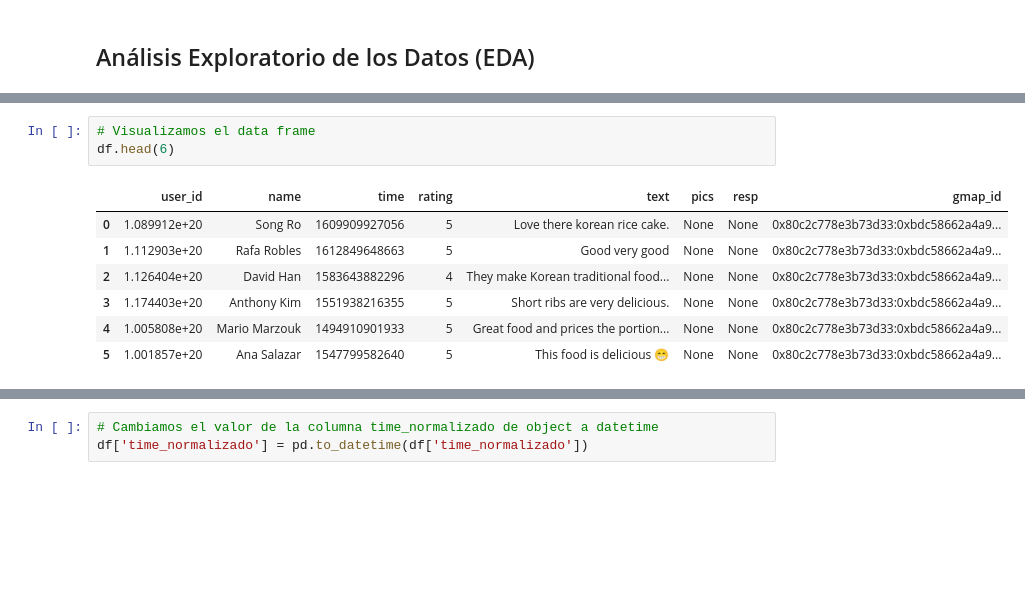
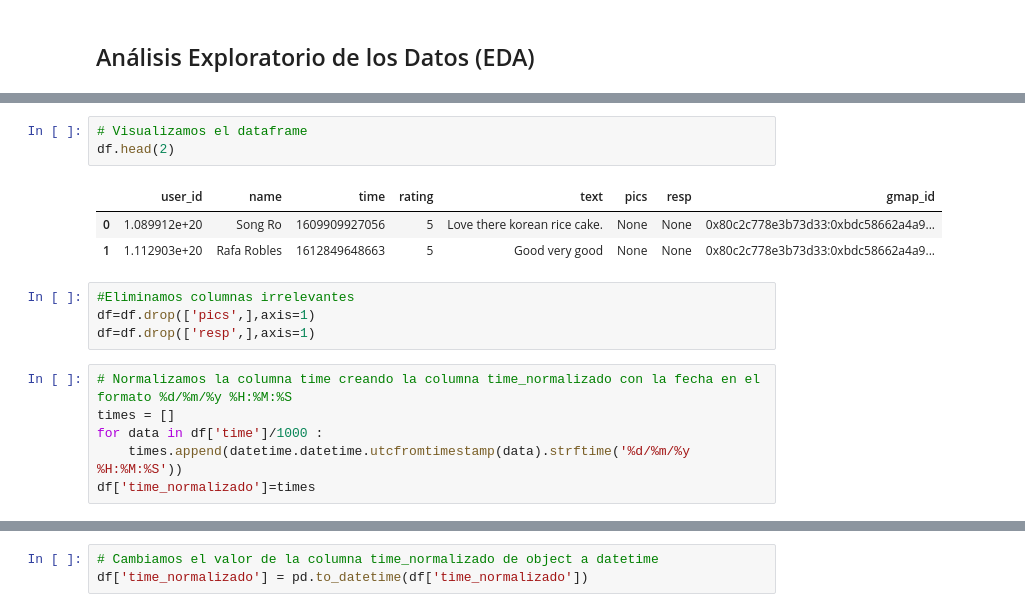
Before and after one commit to Nazario3482/Proyecto-Grupal-Google-yelp, a Jupyter notebook: Sprint 1 Propuesta de Trabajo/EDA Google/EDA_california.ipynb, the cells around one changed output, grey strips where cells are left out. Cells and saved outputs as stored; diff of their text form; blank space fills up the shorter version.

```diff
--- a/Sprint 1 Propuesta de Trabajo/EDA Google/EDA_california.ipynb
+++ b/Sprint 1 Propuesta de Trabajo/EDA Google/EDA_california.ipynb
@@ -54,11 +34,17 @@ Cargando data  9.json ...
 # %%
-# Visualizamos el data frame
-df.head(6)
+# Visualizamos el dataframe
+df.head(2)
 # %% [output]
 |  | user_id | name | time | rating | text | pics | resp | gmap_id |
 | 0 | 1.089912e+20 | Song Ro | 1609909927056 | 5 | Love there korean rice cake. | None | None | 0x80c2c778e3b73d33:0xbdc58662a4a9... |
 | 1 | 1.112903e+20 | Rafa Robles | 1612849648663 | 5 | Good very good | None | None | 0x80c2c778e3b73d33:0xbdc58662a4a9... |
-| 2 | 1.126404e+20 | David Han | 1583643882296 | 4 | They make Korean traditional food... | None | None | 0x80c2c778e3b73d33:0xbdc58662a4a9... |
-| 3 | 1.174403e+20 | Anthony Kim | 1551938216355 | 5 | Short ribs are very delicious. | None | None | 0x80c2c778e3b73d33:0xbdc58662a4a9... |
-| 4 | 1.005808e+20 | Mario Marzouk | 1494910901933 | 5 | Great food and prices the portion... | None | None | 0x80c2c778e3b73d33:0xbdc58662a4a9... |
-| 5 | 1.001857e+20 | Ana Salazar | 1547799582640 | 5 | This food is delicious 😁 | None | None | 0x80c2c778e3b73d33:0xbdc58662a4a9... |
+# %%
+#Eliminamos columnas irrelevantes
+df=df.drop(['pics',],axis=1)
+df=df.drop(['resp',],axis=1)
+# %%
+# Normalizamos la columna time creando la columna time_normalizado con la fecha en el formato %d/%m/%y %H:%M:%S
+times = []
+for data in df['time']/1000 :
+    times.append(datetime.datetime.utcfromtimestamp(data).strftime('%d/%m/%y %H:%M:%S'))
+df['time_normalizado']=times
```
Also changed, not shown: parts of 15 cells of this notebook, 5 other files.
